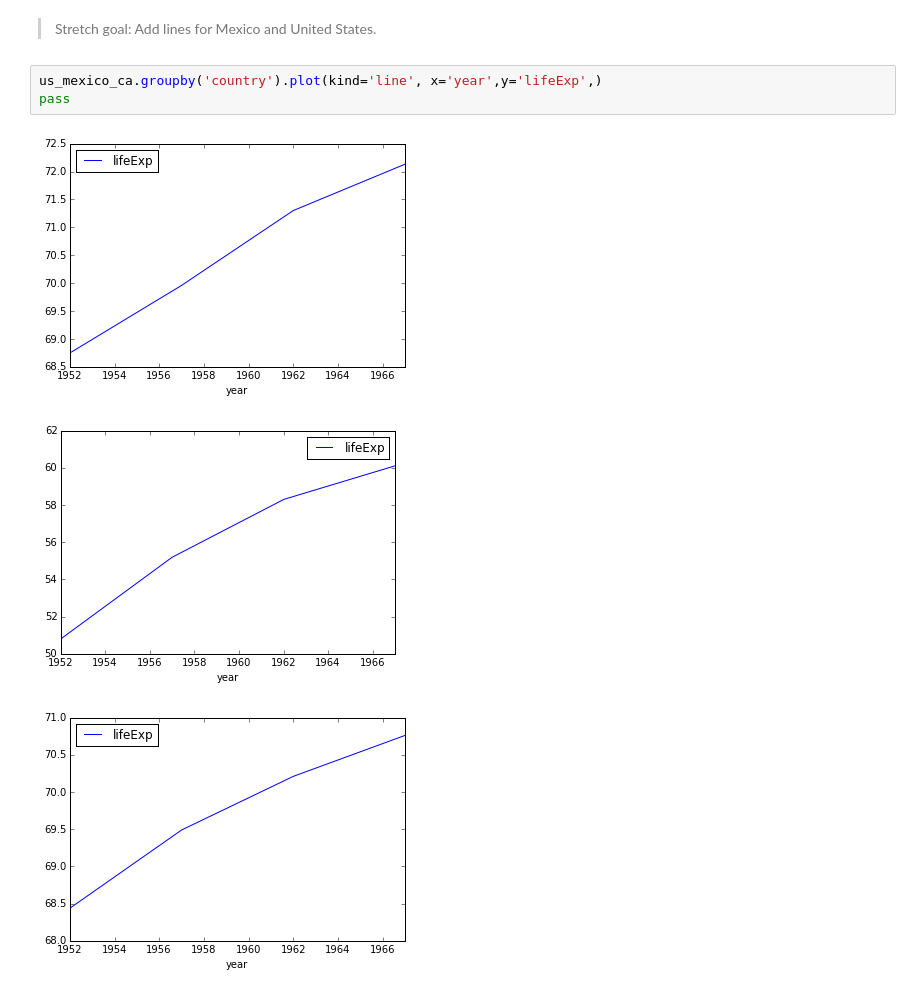
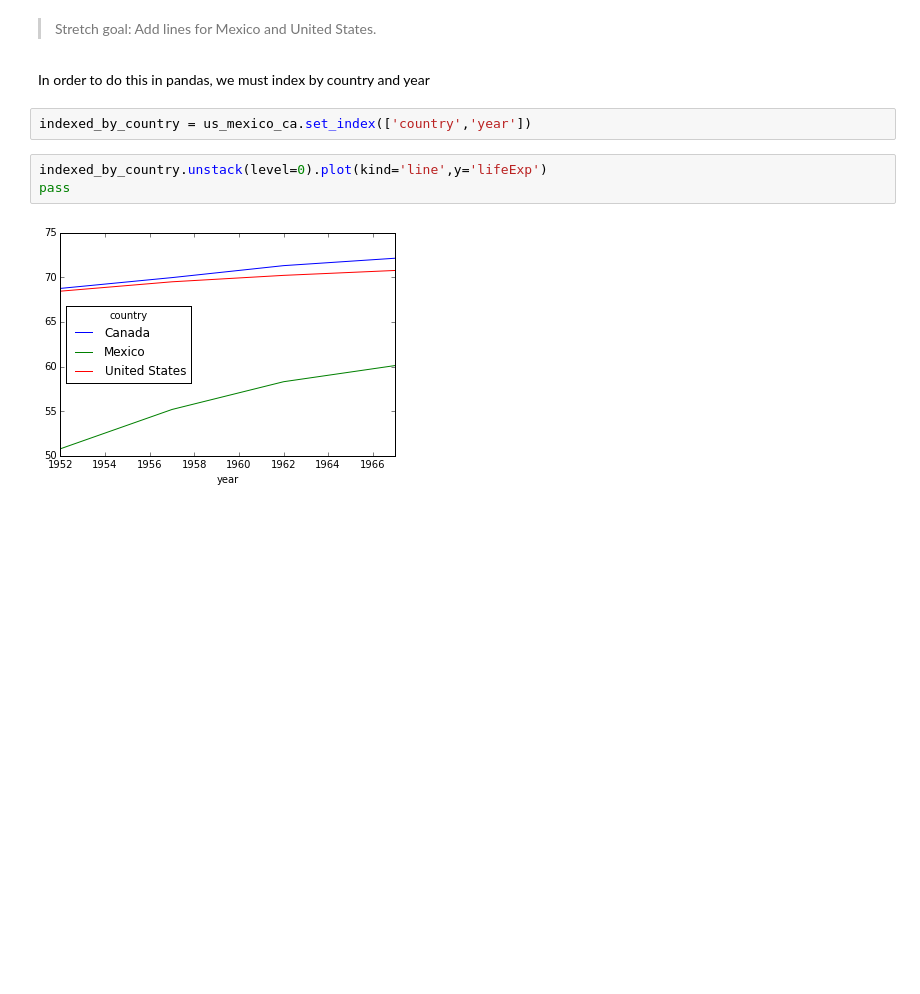
Before and after one commit to fmichonneau/2017-useR-reproducibility, a Jupyter notebook: rr-intro-exercise.ipynb, the cells around one changed output. Drawn from its saved outputs; the diff is of its cells as text; blank space fills up the shorter version.

Commit message:
Adds lines for mexico and us

```diff
--- a/rr-intro-exercise.ipynb
+++ b/rr-intro-exercise.ipynb
@@ -68,10 +68,12 @@ loc = gapminder_5060['country'].isin(['Canada','United States','Mexico'])
 us_mexico_ca = gapminder_5060.loc[loc]
 # %% [markdown]
 > Stretch goal: Add lines for Mexico and United States.
+# %% [markdown]
+In order to do this in pandas, we must index by country and year
+# %%
+indexed_by_country = us_mexico_ca.set_index(['country','year'])
 # %%
-us_mexico_ca.groupby('country').plot(kind='line', x='year',y='lifeExp',)
+indexed_by_country.unstack(level=0).plot(kind='line',y='lifeExp')
 pass
 # %% [output]
-[figure, old version]
+[figure, new version]
-[figure, removed]
-[figure, removed]
```
Also changed, not shown: parts of 1 cell of this notebook.
